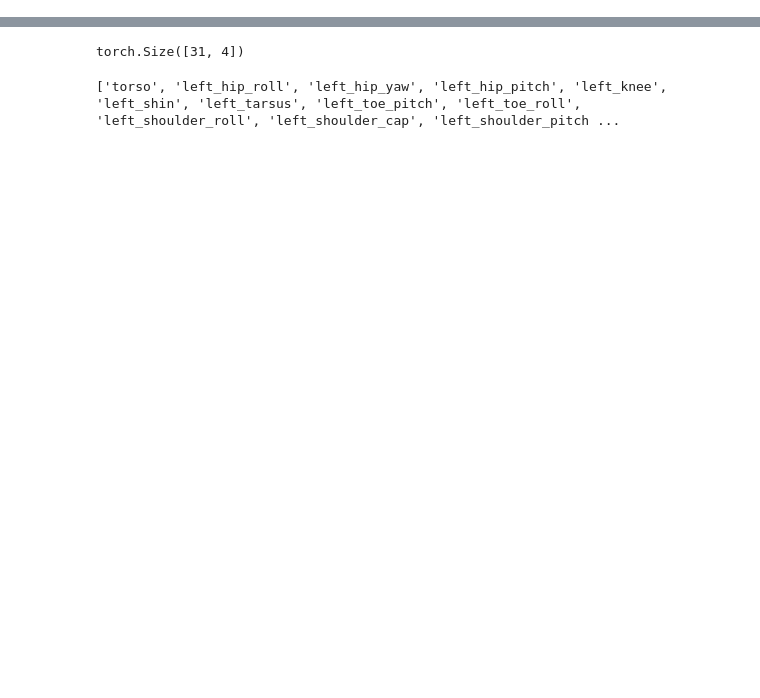
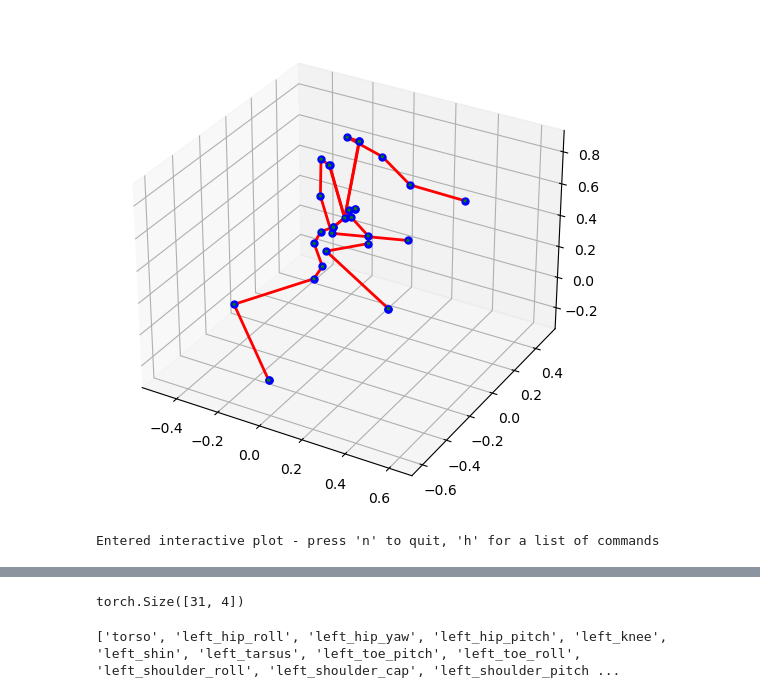
Before and after one commit to kniranjankumar/IsaacGymEnvs, a Jupyter notebook: isaacgymenvs/tasks/amp/poselib/digit_reference_prep.ipynb, the cells around one changed output, grey strips where cells are left out. Drawn from its saved outputs; the diff is of its cells as text; code cells hidden in the pictures; blank space fills up the shorter version.

```diff
--- a/isaacgymenvs/tasks/amp/poselib/digit_reference_prep.ipynb
+++ b/isaacgymenvs/tasks/amp/poselib/digit_reference_prep.ipynb
@@ -29,16 +29,19 @@ xml_doc_root = tree.getroot()
 #               'right_shoulder_pitch', 'right_shoulder_yaw', 'right_elbow', 'right_hand',
 #               'right_shoulder_cap', 'left_waist_cap', 'right_waist_cap']
 node_names = []
+joint_names = []
 parent_indices = [-1]
 local_translation = [np.array([0,0,0])]
 for joint in xml_doc_root.findall("joint"):
     # print(joint.attrib.get("name"), joint.attrib.get("type"), joint.find("parent").attrib.get("link"), joint.find("child").attrib.get("link"))
-    # if joint.attrib.get("type") == "revolute":
+        if joint.attrib.get("type") == "revolute":
+            print(len(parent_indices))
 
         if not joint.find("parent").attrib.get("link") in node_names:
             node_names.append(joint.find("parent").attrib.get("link"))
         parent_indices.append(node_names.index(joint.find("parent").attrib.get("link")))
         if not joint.find("child").attrib.get("link") in node_names:
+            joint_names.append(joint.attrib.get("name"))
             node_names.append(joint.find("child").attrib.get("link"))
             local_translation.append(np.fromstring(joint.find("origin").attrib.get("xyz"), dtype=float, sep=" "))
         else:
@@ -71,3 +102,37 @@ idx = 0
+# %%
+x_np = np.load("/home/dan/Projects/dynamic_motion_imitation/IsaacGymEnvs/isaacgymenvs/retargetted_digit_body_orientations_neutral.npy", allow_pickle=True)
+tensor_backend = {
+        "arr": x_np,
+        "context": {
+            "dtype": x_np.dtype.name
+        }}
+idx = 0
+rot = []
+for x_np_ in x_np:
+    rot_dict = x_np[0]
+    rot_dict["torso"] = np.array([0,0,0,1])
+    rot_list = np.array([rot_dict[name] for name in node_names])
+    rot.append(torch.from_numpy(rot_list))
+motion_rot = torch.stack(rot,dim=0)
+
+
+translation = torch.zeros([x_np.shape[0],3])
+translation[:,0]=torch.linspace(0,2,x_np.shape[0])
+translation[:,1]=0
+translation[:,2]=0.5
+
+walk_pose =  SkeletonState.from_rotation_and_root_translation(
+                         skeleton_tree=skel_tree,
+                         r=motion_rot,
+                         t=translation,
+                         is_local=False
+                     )
+walk_motion = SkeletonMotion.from_skeleton_state(walk_pose,30)
+
+plot_skeleton_motion_interactive(walk_motion)
+# %% [output]
+[figure, added]
+Entered interactive plot - press 'n' to quit, 'h' for a list of commands
 # %%
 # walk_pose = SkeletonState(SkeletonState._to_state_vector(torch.from_numpy(x_np), torch.Tensor([0,0,0])), skel_tree, is_local=False)
 # rot = zero_pose.global_rotation.clone()
```
Also changed, not shown: parts of 7 cells of this notebook, 19 other files.
